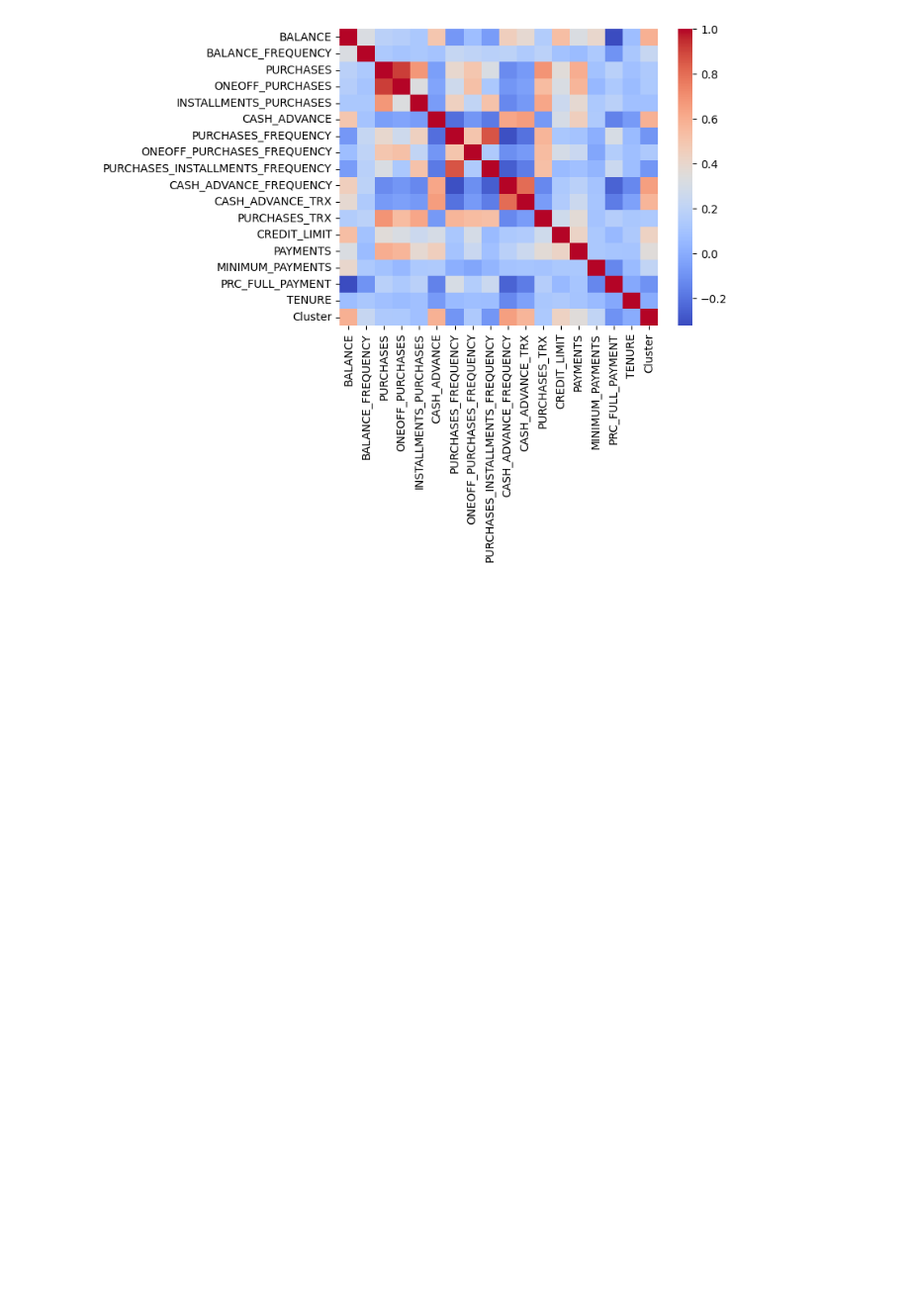
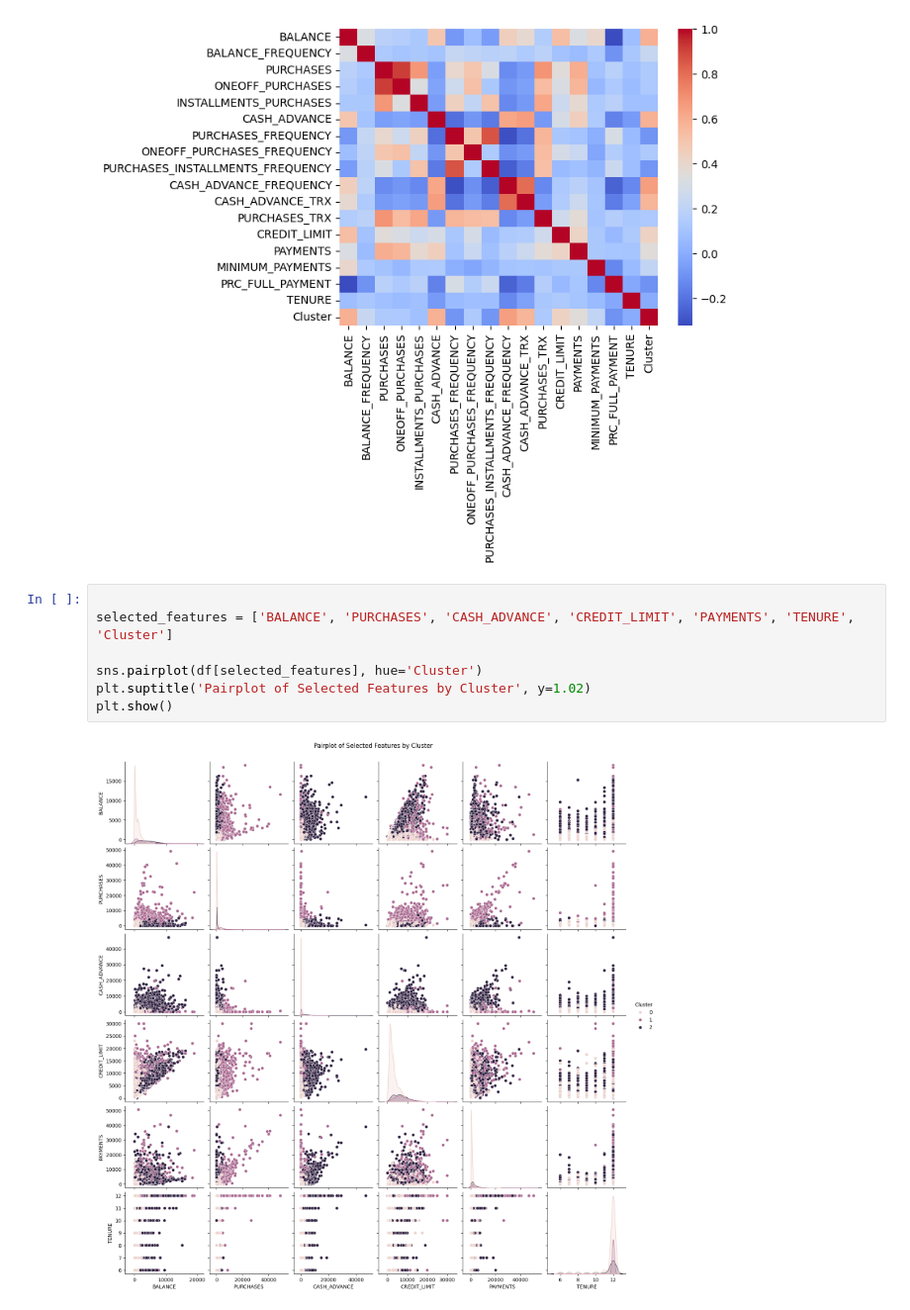
Before and after one commit to TotalChaosRexinator/School, a Jupyter notebook: fml_06.ipynb, the cells around one changed output. Shown at 99% size. Saved outputs shown, nothing was run; the diff lists cells and outputs as text; blank space fills up the shorter version.

```diff
--- a/fml_06.ipynb
+++ b/fml_06.ipynb
@@ -300,3 +300,12 @@ sns.heatmap(df_numeric.corr(), cmap='coolwarm')
 plt.show()
 # %% [output]
 [figure]
+# %%
+
+selected_features = ['BALANCE', 'PURCHASES', 'CASH_ADVANCE', 'CREDIT_LIMIT', 'PAYMENTS', 'TENURE', 'Cluster']
+
+sns.pairplot(df[selected_features], hue='Cluster')
+plt.suptitle('Pairplot of Selected Features by Cluster', y=1.02)
+plt.show()
+# %% [output]
+[figure, added]
```
